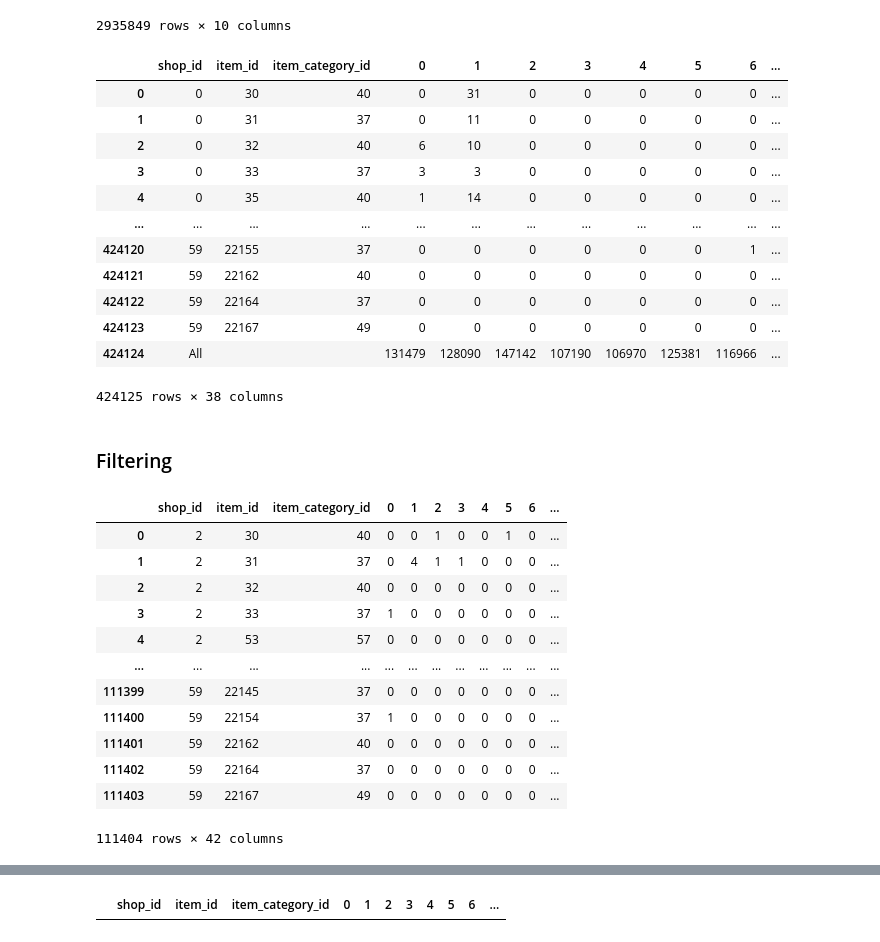
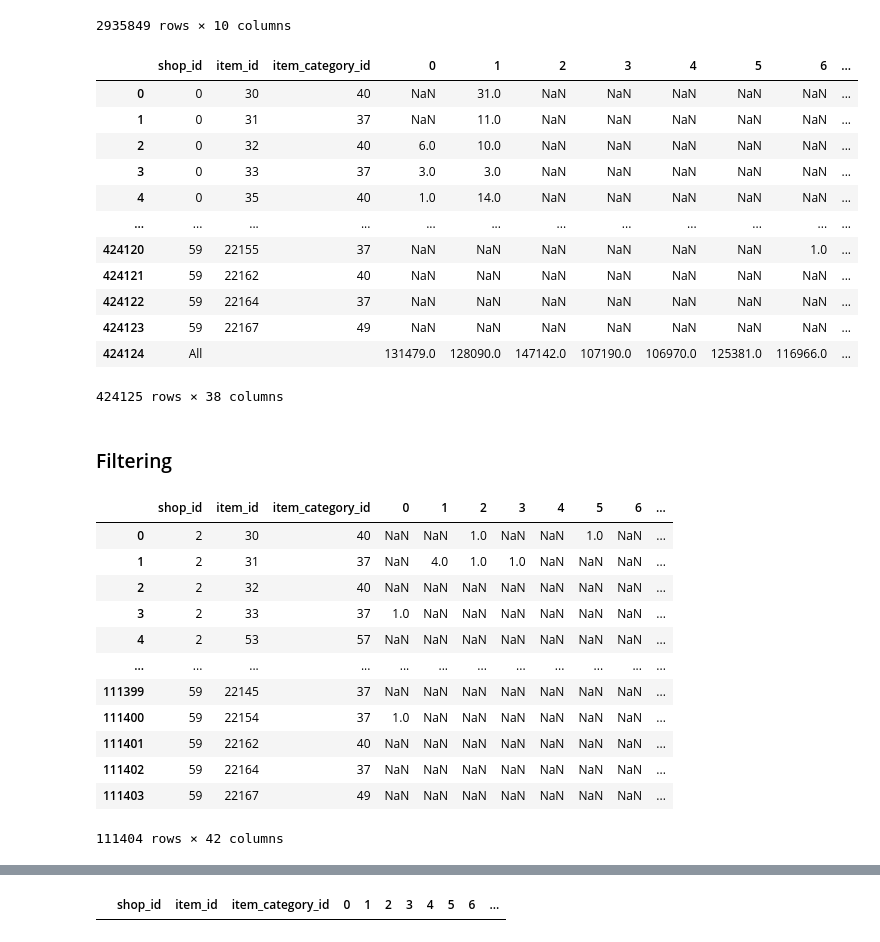
Before and after one commit to BaptPicxDev/predict-future-sales-kaggle, a Jupyter notebook: Price_Prediction.ipynb, the cells around one changed output, grey strips where cells are left out. Cells and saved outputs as stored; diff of their text form; code cells hidden in the pictures.

```diff
--- a/Price_Prediction.ipynb
+++ b/Price_Prediction.ipynb
@@ -259,32 +253,32 @@ df_train
 # %%
 index = ["shop_id", "item_id", "item_category_id"]
 df_train_pivot = df_train.pivot_table(
     index=index,
     columns=["date_block_num"],
     values=["item_cnt_day"],
-    fill_value=0,
+#     fill_value=0,
     aggfunc="sum",
     margins=True,
 )
 df_train_pivot.columns = [col[1] for col in df_train_pivot.columns] # drop None columns
 df_train_pivot = df_train_pivot.reset_index(index)
 max_date_block_num = df_train.date_block_num.max()
-df_train_pivot["topredict"] = np.nan
+df_train_pivot["topredict"] = pd.isna
 df_train_pivot = df_train_pivot.drop(columns=["All"])
 df_train_pivot
 # %% [output]
 |  | shop_id | item_id | item_category_id | 0 | 1 | 2 | 3 | 4 | 5 | 6 | ... |
-| 0 | 0 | 30 | 40 | 0 | 31 | 0 | 0 | 0 | 0 | 0 | ... |
-| 1 | 0 | 31 | 37 | 0 | 11 | 0 | 0 | 0 | 0 | 0 | ... |
-| 2 | 0 | 32 | 40 | 6 | 10 | 0 | 0 | 0 | 0 | 0 | ... |
-| 3 | 0 | 33 | 37 | 3 | 3 | 0 | 0 | 0 | 0 | 0 | ... |
-| 4 | 0 | 35 | 40 | 1 | 14 | 0 | 0 | 0 | 0 | 0 | ... |
+| 0 | 0 | 30 | 40 | NaN | 31.0 | NaN | NaN | NaN | NaN | NaN | ... |
+| 1 | 0 | 31 | 37 | NaN | 11.0 | NaN | NaN | NaN | NaN | NaN | ... |
+| 2 | 0 | 32 | 40 | 6.0 | 10.0 | NaN | NaN | NaN | NaN | NaN | ... |
+| 3 | 0 | 33 | 37 | 3.0 | 3.0 | NaN | NaN | NaN | NaN | NaN | ... |
+| 4 | 0 | 35 | 40 | 1.0 | 14.0 | NaN | NaN | NaN | NaN | NaN | ... |
 | ... | ... | ... | ... | ... | ... | ... | ... | ... | ... | ... | ... |
-| 424120 | 59 | 22155 | 37 | 0 | 0 | 0 | 0 | 0 | 0 | 1 | ... |
-| 424121 | 59 | 22162 | 40 | 0 | 0 | 0 | 0 | 0 | 0 | 0 | ... |
-| 424122 | 59 | 22164 | 37 | 0 | 0 | 0 | 0 | 0 | 0 | 0 | ... |
-| 424123 | 59 | 22167 | 49 | 0 | 0 | 0 | 0 | 0 | 0 | 0 | ... |
-| 424124 | All |  |  | 131479 | 128090 | 147142 | 107190 | 106970 | 125381 | 116966 | ... |
+| 424120 | 59 | 22155 | 37 | NaN | NaN | NaN | NaN | NaN | NaN | 1.0 | ... |
+| 424121 | 59 | 22162 | 40 | NaN | NaN | NaN | NaN | NaN | NaN | NaN | ... |
+| 424122 | 59 | 22164 | 37 | NaN | NaN | NaN | NaN | NaN | NaN | NaN | ... |
+| 424123 | 59 | 22167 | 49 | NaN | NaN | NaN | NaN | NaN | NaN | NaN | ... |
+| 424124 | All |  |  | 131479.0 | 128090.0 | 147142.0 | 107190.0 | 106970.0 | 125381.0 | 116966.0 | ... |
 424125 rows × 38 columns
 # %% [markdown]
 ### Filtering
@@ -299,15 +293,15 @@ df_train_pivot_filtered = (
 df_train_pivot_filtered
 # %% [output]
 |  | shop_id | item_id | item_category_id | 0 | 1 | 2 | 3 | 4 | 5 | 6 | ... |
-| 0 | 2 | 30 | 40 | 0 | 0 | 1 | 0 | 0 | 1 | 0 | ... |
-| 1 | 2 | 31 | 37 | 0 | 4 | 1 | 1 | 0 | 0 | 0 | ... |
-| 2 | 2 | 32 | 40 | 0 | 0 | 0 | 0 | 0 | 0 | 0 | ... |
-| 3 | 2 | 33 | 37 | 1 | 0 | 0 | 0 | 0 | 0 | 0 | ... |
-| 4 | 2 | 53 | 57 | 0 | 0 | 0 | 0 | 0 | 0 | 0 | ... |
+| 0 | 2 | 30 | 40 | NaN | NaN | 1.0 | NaN | NaN | 1.0 | NaN | ... |
+| 1 | 2 | 31 | 37 | NaN | 4.0 | 1.0 | 1.0 | NaN | NaN | NaN | ... |
+| 2 | 2 | 32 | 40 | NaN | NaN | NaN | NaN | NaN | NaN | NaN | ... |
+| 3 | 2 | 33 | 37 | 1.0 | NaN | NaN | NaN | NaN | NaN | NaN | ... |
+| 4 | 2 | 53 | 57 | NaN | NaN | NaN | NaN | NaN | NaN | NaN | ... |
 | ... | ... | ... | ... | ... | ... | ... | ... | ... | ... | ... | ... |
-| 111399 | 59 | 22145 | 37 | 0 | 0 | 0 | 0 | 0 | 0 | 0 | ... |
-| 111400 | 59 | 22154 | 37 | 1 | 0 | 0 | 0 | 0 | 0 | 0 | ... |
-| 111401 | 59 | 22162 | 40 | 0 | 0 | 0 | 0 | 0 | 0 | 0 | ... |
-| 111402 | 59 | 22164 | 37 | 0 | 0 | 0 | 0 | 0 | 0 | 0 | ... |
-| 111403 | 59 | 22167 | 49 | 0 | 0 | 0 | 0 | 0 | 0 | 0 | ... |
+| 111399 | 59 | 22145 | 37 | NaN | NaN | NaN | NaN | NaN | NaN | NaN | ... |
+| 111400 | 59 | 22154 | 37 | 1.0 | NaN | NaN | NaN | NaN | NaN | NaN | ... |
+| 111401 | 59 | 22162 | 40 | NaN | NaN | NaN | NaN | NaN | NaN | NaN | ... |
+| 111402 | 59 | 22164 | 37 | NaN | NaN | NaN | NaN | NaN | NaN | NaN | ... |
+| 111403 | 59 | 22167 | 49 | NaN | NaN | NaN | NaN | NaN | NaN | NaN | ... |
 111404 rows × 42 columns
```
Also changed, not shown: parts of 15 cells of this notebook.
